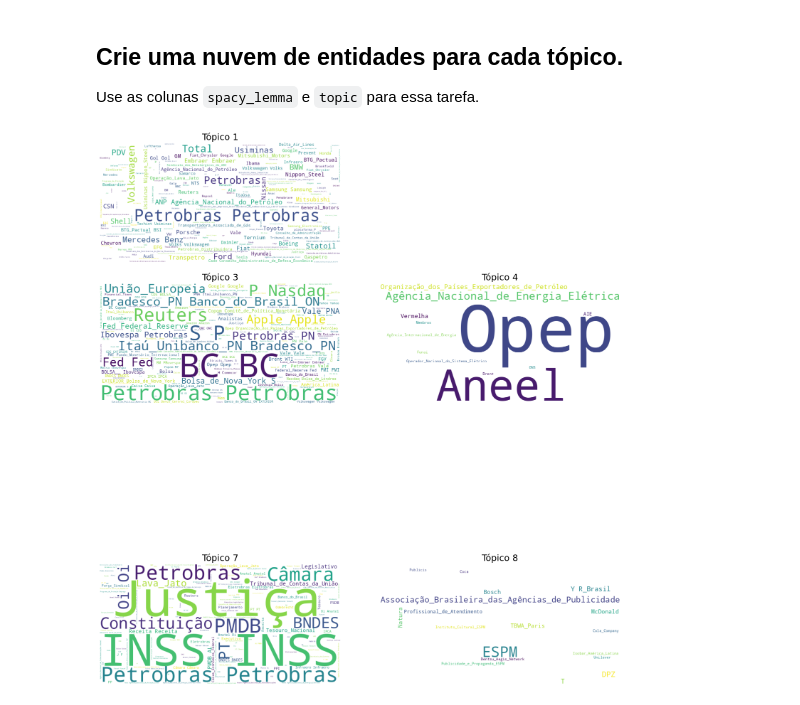
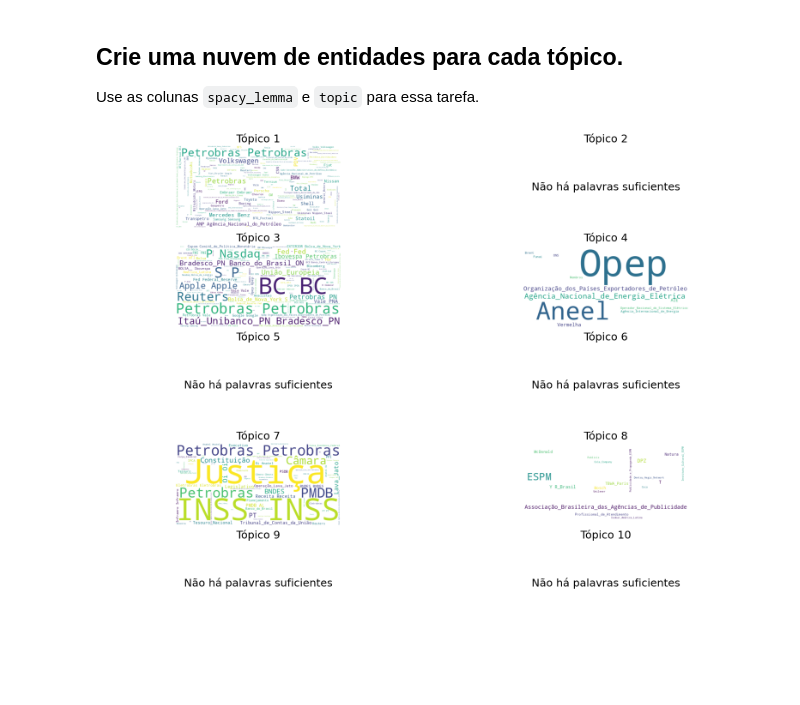
Before and after one commit to ralima/projeto-final-processamento-de-linguagem-natural, a Jupyter notebook: projeto_processamento_de_linguagem_natural.ipynb, the cells around one changed output. Drawn from its saved outputs; the diff is of its cells as text; code cells hidden in the pictures; blank space fills up the shorter version.

```diff
--- a/projeto_processamento_de_linguagem_natural.ipynb
+++ b/projeto_processamento_de_linguagem_natural.ipynb
@@ -589,7 +589,7 @@ def plot_wordcloud(text:str, ax:plt.Axes) -> plt.Axes:
      - ax
     """
     # Escreva seu código aqui
-    wordcloud = WordCloud(width=800, height=400, background_color='white', max_words=200).generate(text)
+    wordcloud = WordCloud(width=600, height=300, background_color='white', max_words=200).generate(text)
     ax.imshow(wordcloud, interpolation='bilinear')
     ax.axis('off')
     return ax
@@ -608,7 +608,7 @@ def plot_wordcloud_for_a_topic(topic:int, ax:plt.Axes) -> plt.Axes:
 
     return ax
 
-fig, axis = plt.subplots(5, 2, figsize=(16, 20))
+fig, axis = plt.subplots(5, 2, figsize=(16, 12))
 
 axis_  = axis.flatten()
 for idx, ax in enumerate(axis_):
@@ -618,5 +618,5 @@ for idx, ax in enumerate(axis_):
         continue
     ax.set_title(f"Tópico {idx + 1}")
 fig.tight_layout()
-plt.subplots_adjust(hspace=0.4, wspace=0.2)
+plt.subplots_adjust(hspace=0.2, wspace=0.1)
 # %% [output]
@@ -628,22 +628,28 @@ Use as colunas `spacy_lemma` e  `topic` para essa tarefa.
 # %%
 def plot_wordcloud_entities_for_a_topic(topic:int, ax:plt.Axes) -> plt.Axes:
     topic_news = news_2016[news_2016['topic'] == topic]
     list_of_docs = topic_news.spacy_ner.apply(lambda l : [w.replace(" ", "_") for w in l])
     list_of_words = chain(*list_of_docs)
     string_complete = ' '.join(list_of_words)
-    if not len(string_complete):
-        return None
-    return plot_wordcloud(string_complete, ax)
+    if not string_complete.strip():
+        #return None
+        ax.text(0.5, 0.5, 'Não há palavras suficientes', horizontalalignment='center', verticalalignment='center')
+        ax.axis('off')
+    else:
+      plot_wordcloud(string_complete, ax)
 
-fig, axis = plt.subplots(5, 2, figsize=(16, 20))
+    return ax
+
+fig, axis = plt.subplots(5, 2, figsize=(16, 12))
 
 axis_  = axis.flatten()
 for idx, ax in enumerate(axis_):
     ax_ = plot_wordcloud_entities_for_a_topic(idx + 1, ax)
     if ax_ is None:
         plt.delaxes(ax)
         continue
     ax.set_title(f"Tópico {idx + 1}")
 fig.tight_layout()
+plt.subplots_adjust(hspace=0.2, wspace=0.1)
 # %% [output]
-[figure, old version]
+[figure, new version]
```
Also changed, not shown: parts of 2 cells of this notebook.
